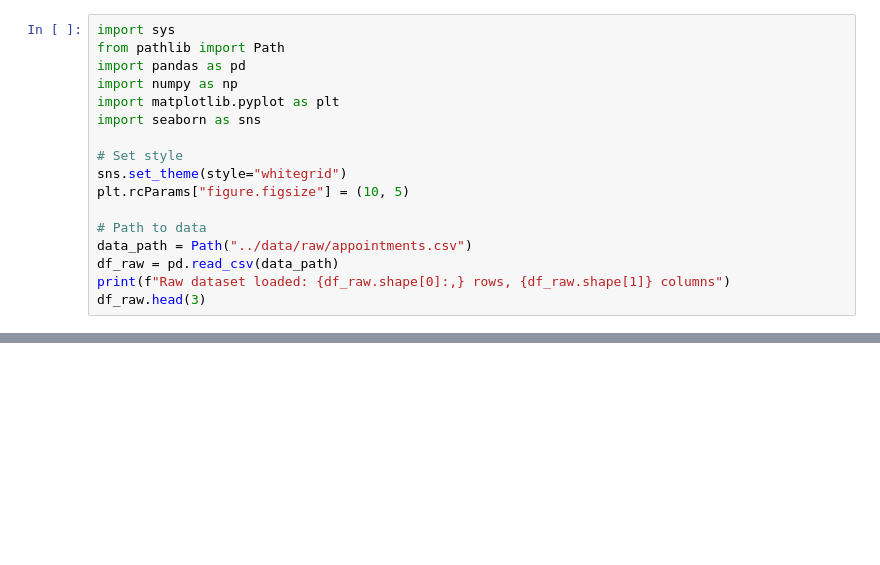
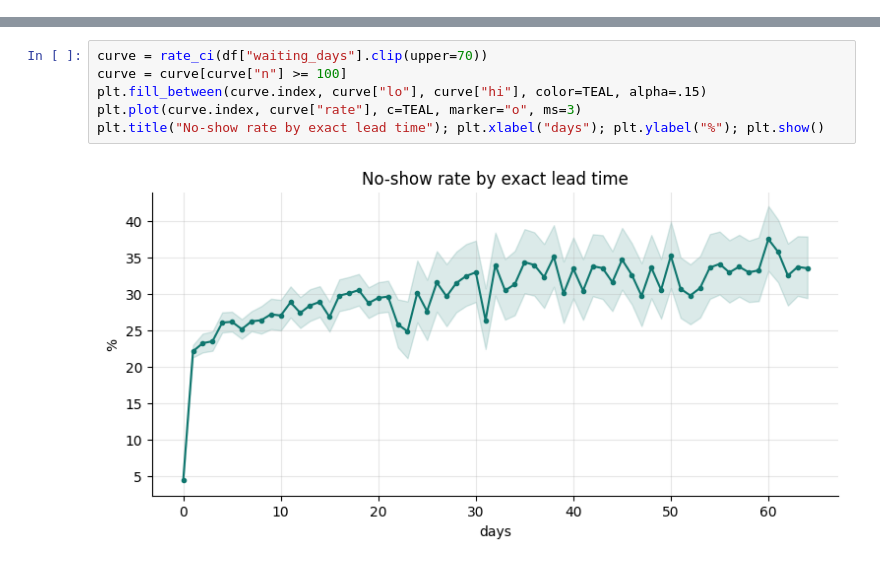
Before and after one commit to madrewarparth/MediPredict-AI, a Jupyter notebook: notebooks/01_eda.ipynb, the cells around one changed output, grey strips where cells are left out. Saved outputs shown, nothing was run; the diff lists cells and outputs as text; blank space fills up the shorter version.

```diff
--- a/notebooks/01_eda.ipynb
+++ b/notebooks/01_eda.ipynb
@@ -13,17 +0,0 @@
-# %%
-import sys
-from pathlib import Path
-import pandas as pd
-import numpy as np
-import matplotlib.pyplot as plt
-import seaborn as sns
-
-# Set style
-sns.set_theme(style="whitegrid")
-plt.rcParams["figure.figsize"] = (10, 5)
-
-# Path to data
-data_path = Path("../data/raw/appointments.csv")
-df_raw = pd.read_csv(data_path)
-print(f"Raw dataset loaded: {df_raw.shape[0]:,} rows, {df_raw.shape[1]} columns")
-df_raw.head(3)
@@ -131,0 +107,8 @@ for col, meta in FEATURE_POLICY.items():
+# %%
+curve = rate_ci(df["waiting_days"].clip(upper=70))
+curve = curve[curve["n"] >= 100]
+plt.fill_between(curve.index, curve["lo"], curve["hi"], color=TEAL, alpha=.15)
+plt.plot(curve.index, curve["rate"], c=TEAL, marker="o", ms=3)
+plt.title("No-show rate by exact lead time"); plt.xlabel("days"); plt.ylabel("%"); plt.show()
+# %% [output]
+[figure, added]
```
Also changed, not shown: parts of 39 cells of this notebook, 51 other files.
